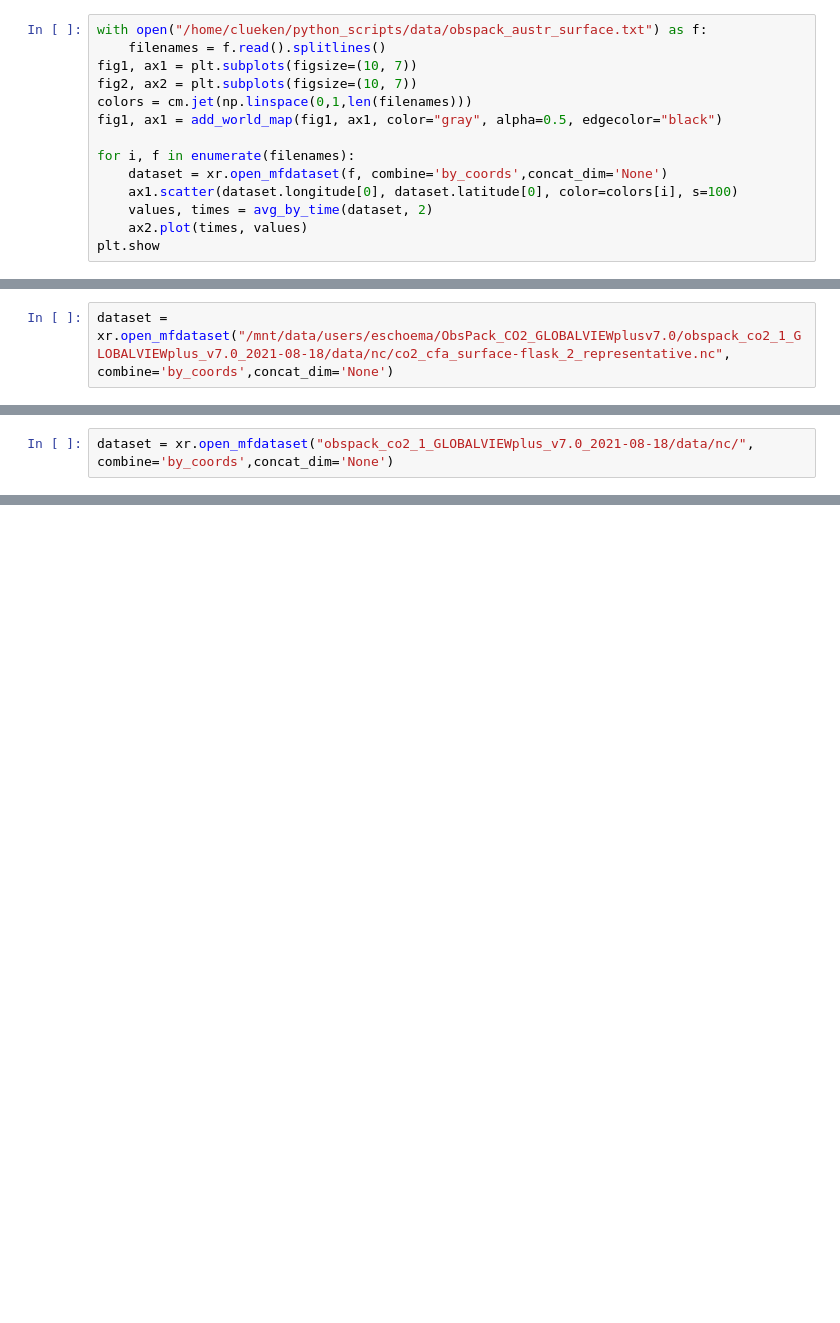
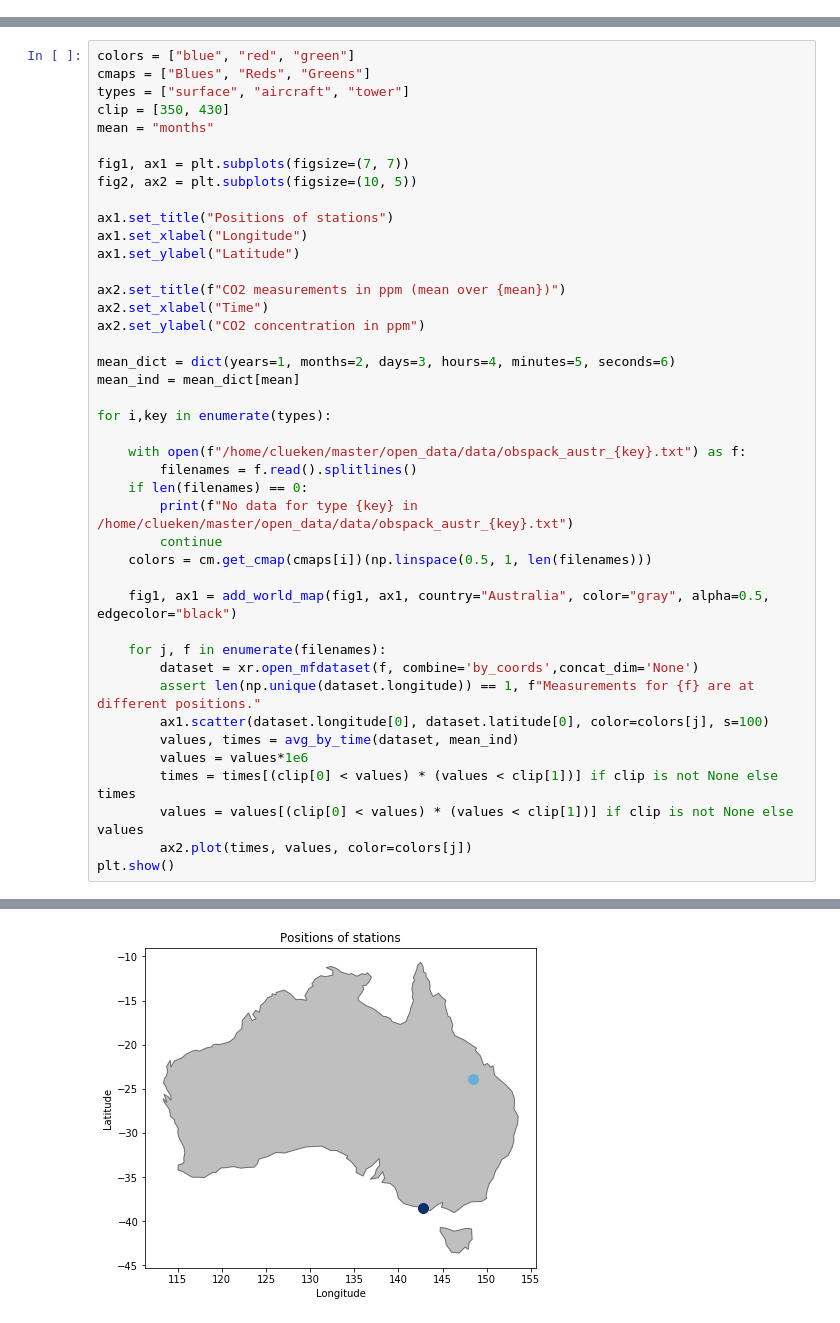
Before and after one commit to christopher-lw/ColumnFLEXPART, a Jupyter notebook: open_data/open_obspack.ipynb, the cells around one changed output, grey strips where cells are left out. Saved outputs shown, nothing was run; the diff lists cells and outputs as text; blank space fills up the shorter version.

Commit message:
Renamed open_era5 to more general open_data_utils, Updates in open_era5 accordingly, First good version of open_obspack

```diff
--- a/open_data/open_obspack.ipynb
+++ b/open_data/open_obspack.ipynb
@@ -83,14 +66,0 @@ np.savetxt("/home/clueken/python_scripts/data/obspack_austr_surface.txt", np.arr
-# %%
-with open("/home/clueken/python_scripts/data/obspack_austr_surface.txt") as f:
-    filenames = f.read().splitlines()
-fig1, ax1 = plt.subplots(figsize=(10, 7))
-fig2, ax2 = plt.subplots(figsize=(10, 7))
-colors = cm.jet(np.linspace(0,1,len(filenames)))
-fig1, ax1 = add_world_map(fig1, ax1, color="gray", alpha=0.5, edgecolor="black")
-
-for i, f in enumerate(filenames):
-    dataset = xr.open_mfdataset(f, combine='by_coords',concat_dim='None')
-    ax1.scatter(dataset.longitude[0], dataset.latitude[0], color=colors[i], s=100)
-    values, times = avg_by_time(dataset, 2)
-    ax2.plot(times, values)
-plt.show
@@ -118,2 +66,0 @@ plt.show
-# %%
-dataset = xr.open_mfdataset("/mnt/data/users/eschoema/ObsPack_CO2_GLOBALVIEWplusv7.0/obspack_co2_1_GLOBALVIEWplus_v7.0_2021-08-18/data/nc/co2_cfa_surface-flask_2_representative.nc", combine='by_coords',concat_dim='None')
@@ -124,2 +66,0 @@ True
-# %%
-dataset = xr.open_mfdataset("obspack_co2_1_GLOBALVIEWplus_v7.0_2021-08-18/data/nc/", combine='by_coords',concat_dim='None')
@@ -127,0 +69,43 @@ OSError: no files to open
+# %%
+colors = ["blue", "red", "green"]
+cmaps = ["Blues", "Reds", "Greens"]
+types = ["surface", "aircraft", "tower"]
+clip = [350, 430]
+mean = "months"
+
+fig1, ax1 = plt.subplots(figsize=(7, 7))
+fig2, ax2 = plt.subplots(figsize=(10, 5))
+
+ax1.set_title("Positions of stations")
+ax1.set_xlabel("Longitude")
+ax1.set_ylabel("Latitude")
+
+ax2.set_title(f"CO2 measurements in ppm (mean over {mean})")
+ax2.set_xlabel("Time")
+ax2.set_ylabel("CO2 concentration in ppm")
+
+mean_dict = dict(years=1, months=2, days=3, hours=4, minutes=5, seconds=6)
+mean_ind = mean_dict[mean]
+
+for i,key in enumerate(types):
+
+    with open(f"/home/clueken/master/open_data/data/obspack_austr_{key}.txt") as f:
+        filenames = f.read().splitlines()
+    if len(filenames) == 0:
+        print(f"No data for type {key} in /home/clueken/master/open_data/data/obspack_austr_{key}.txt")
+        continue
+    colors = cm.get_cmap(cmaps[i])(np.linspace(0.5, 1, len(filenames)))
+
+    fig1, ax1 = add_world_map(fig1, ax1, country="Australia", color="gray", alpha=0.5, edgecolor="black")
+
+    for j, f in enumerate(filenames):
+        dataset = xr.open_mfdataset(f, combine='by_coords',concat_dim='None')
+        assert len(np.unique(dataset.longitude)) == 1, f"Measurements for {f} are at different positions."
+        ax1.scatter(dataset.longitude[0], dataset.latitude[0], color=colors[j], s=100)
+        values, times = avg_by_time(dataset, mean_ind)
+        values = values*1e6
+        times = times[(clip[0] < values) * (values < clip[1])] if clip is not None else times
+        values = values[(clip[0] < values) * (values < clip[1])] if clip is not None else values
+        ax2.plot(times, values, color=colors[j])
+plt.show()
+# %% [output]
@@ -127,0 +114 @@ OSError: no files to open
+[figure, added]
```
Also changed, not shown: parts of 15 cells of this notebook, 2 other files.
